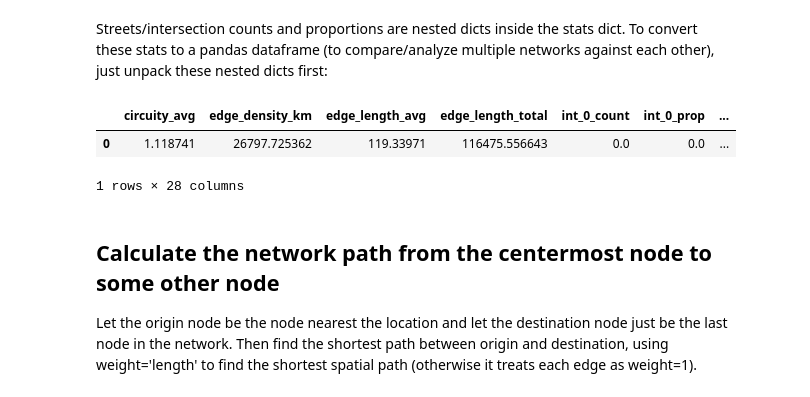
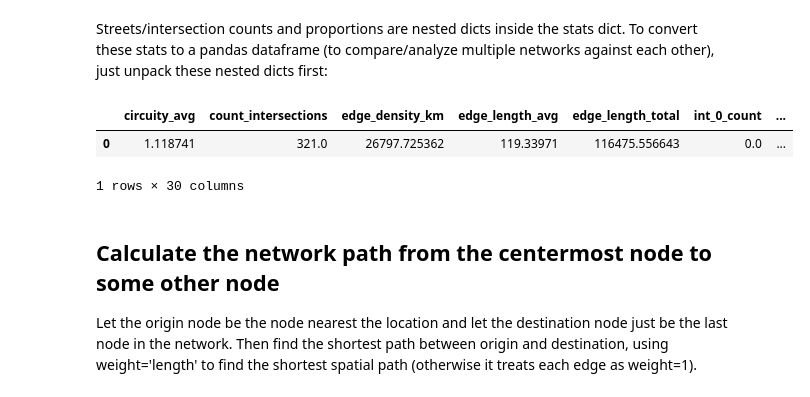
Before and after one commit to gboeing/osmnx, a Jupyter notebook: examples/06-example-osmnx-networkx.ipynb, the cells around one changed output. Cells and saved outputs as stored; diff of their text form; code cells hidden in the pictures.

Commit message:
added stats and cleaned up stat naming

```diff
--- a/examples/06-example-osmnx-networkx.ipynb
+++ b/examples/06-example-osmnx-networkx.ipynb
@@ -54,21 +54,21 @@ Streets/intersection counts and proportions are nested dicts inside the stats di
 # %%
 # unpack dicts into individiual keys:values
 stats = ox.basic_stats(G, area=area)
-for k, count in stats['streets_per_intersection_counts'].items():
+for k, count in stats['streets_per_node_counts'].items():
     stats['int_{}_count'.format(k)] = count
-for k, proportion in stats['streets_per_intersection_proportion'].items():
+for k, proportion in stats['streets_per_node_proportion'].items():
     stats['int_{}_prop'.format(k)] = proportion
 
 # delete the no longer needed dict elements
-del stats['streets_per_intersection_counts']
-del stats['streets_per_intersection_proportion']
+del stats['streets_per_node_counts']
+del stats['streets_per_node_proportion']
 
 # load as a pandas dataframe
 pd.DataFrame(pd.Series(stats)).T
 # %% [output]
-|  | circuity_avg | edge_density_km | edge_length_avg | edge_length_total | int_0_count | int_0_prop | ... |
-| 0 | 1.118741 | 26797.725362 | 119.33971 | 116475.556643 | 0.0 | 0.0 | ... |
+|  | circuity_avg | count_intersections | edge_density_km | edge_length_avg | edge_length_total | int_0_count | ... |
+| 0 | 1.118741 | 321.0 | 26797.725362 | 119.33971 | 116475.556643 | 0.0 | ... |
-1 rows × 28 columns
+1 rows × 30 columns
 # %% [markdown]
 ## Calculate the network path from the centermost node to some other node
 Let the origin node be the node nearest the location and let the destination node just be the last node in the network. Then find the shortest path between origin and destination, using weight='length' to find the shortest spatial path (otherwise it treats each edge as weight=1).
```
Also changed, not shown: parts of 1 cell of this notebook, 5 other files.
